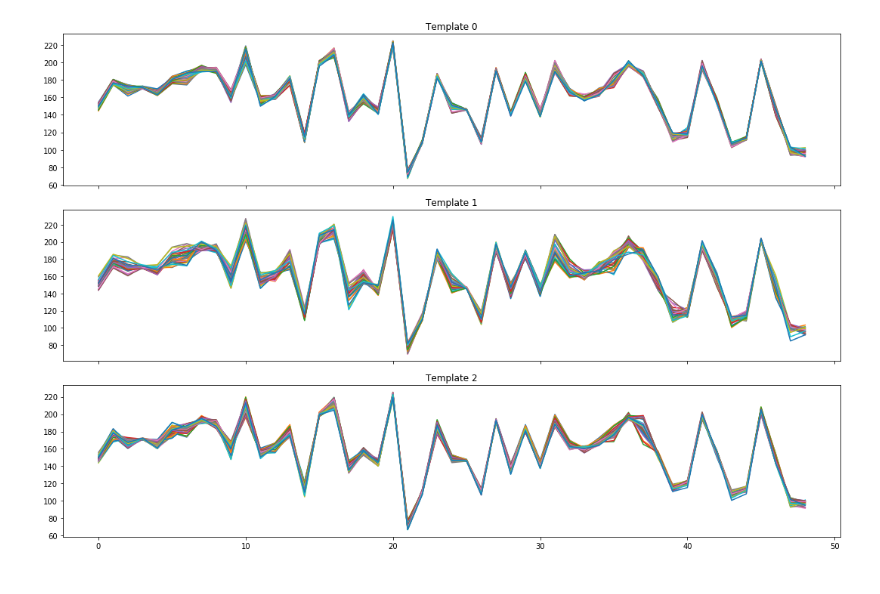
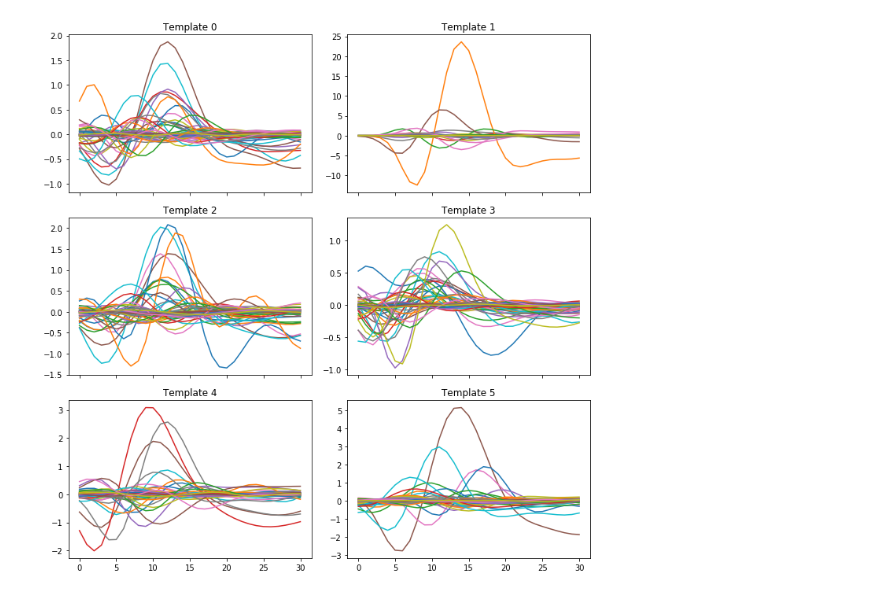
Before and after one commit to paninski-lab/yass-examples, a Jupyter notebook: explorers/spike-train-explorer.ipynb, the cells around one changed output. Cells and saved outputs as stored; diff of their text form; code cells hidden in the pictures.

```diff
--- a/explorers/spike-train-explorer.ipynb
+++ b/explorers/spike-train-explorer.ipynb
@@ -11,23 +10,24 @@ yass.__version__
-# %%
-%matplotlib inline
-import matplotlib.pyplot as plt
-plt.rcParams['figure.figsize'] = (15, 10)
-
-import os.path as path
-
-from yass.explore import SpikeTrainExplorer, RecordingExplorer
+# %%
+import os.path as path
+import matplotlib.pyplot as plt
+from yass.explore import SpikeTrainExplorer, RecordingExplorer
+
+%matplotlib inline
+plt.rcParams['figure.figsize'] = (10, 10)
 # %%
+# path to whitened recordings, geometry file and spike train
 ROOT = path.join(path.expanduser('~'), 'data/yass')
-path_to_data = path.join(ROOT, 'ej49_data1_set1.bin')
+path_to_data = path.join(ROOT, 'tmp/whitened.bin')
 path_to_geom = path.join(ROOT, 'ej49_geometry1.txt')
-path_to_spike_train = path.join(ROOT, 'ej49_spikeTrain1_1.csv')
+path_to_spike_train = path.join(ROOT, 'middle_spike_train.npy')
 # %%
+# initialize recordings explorer, this is another helper class
+# to explore recordings and is needed to initialize the spike
+# train explorer
 rce = RecordingExplorer(path_to_data,
                         path_to_geom,
                         spike_size=15,
                         neighbor_radius=70,
-                        dtype='int16',
+                        dtype='float64',
                         n_channels=49,
                         data_format='long')
-
-spe = SpikeTrainExplorer(path_to_spike_train, rce)
@@ -34,4 +49,5 @@ spe = SpikeTrainExplorer(path_to_spike_train, rce)
 # %%
-spe.plot_templates(group_ids=[0, 1, 2])
+# plot some templates
+spe.plot_templates(group_ids=[0, 1, 2, 3, 4, 5])
 # %% [output]
-[figure, old version]
+[figure, new version]
```
Also changed, not shown: parts of 8 cells of this notebook.
